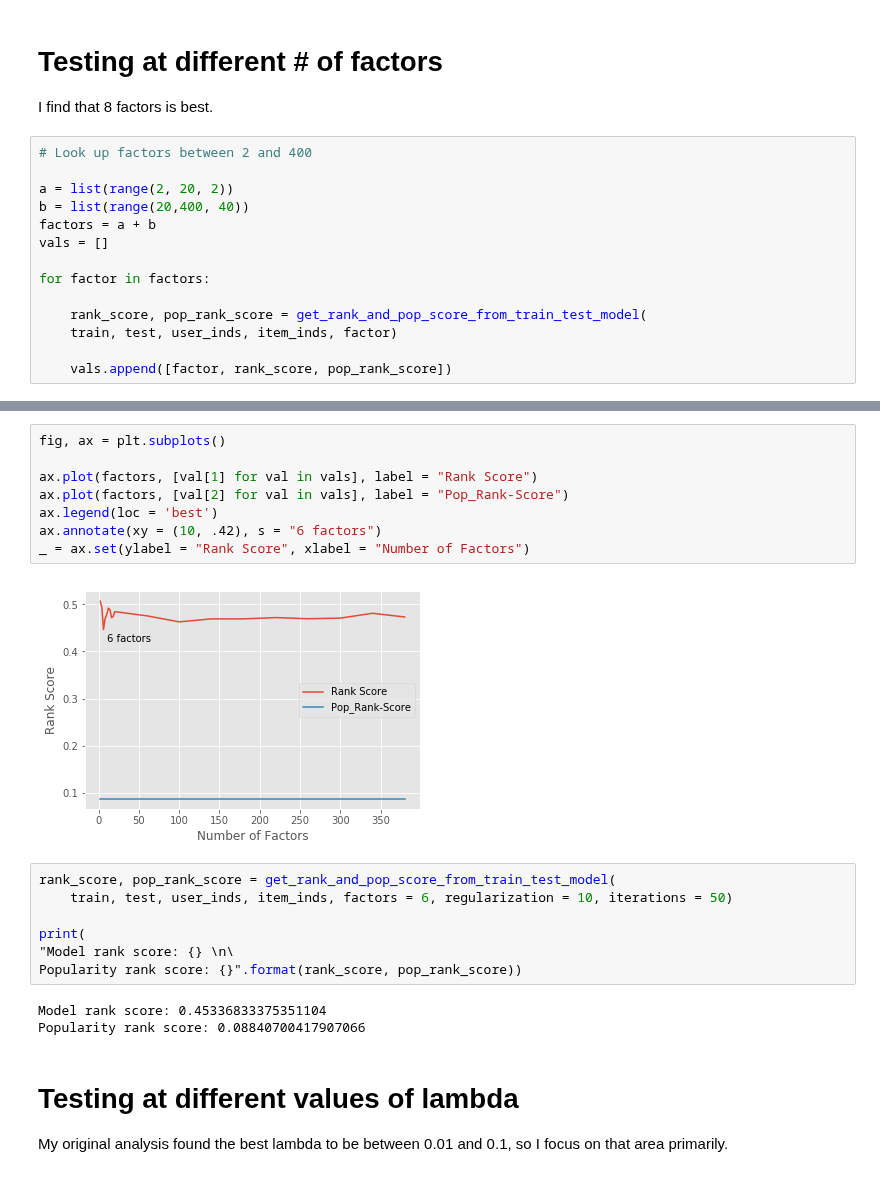
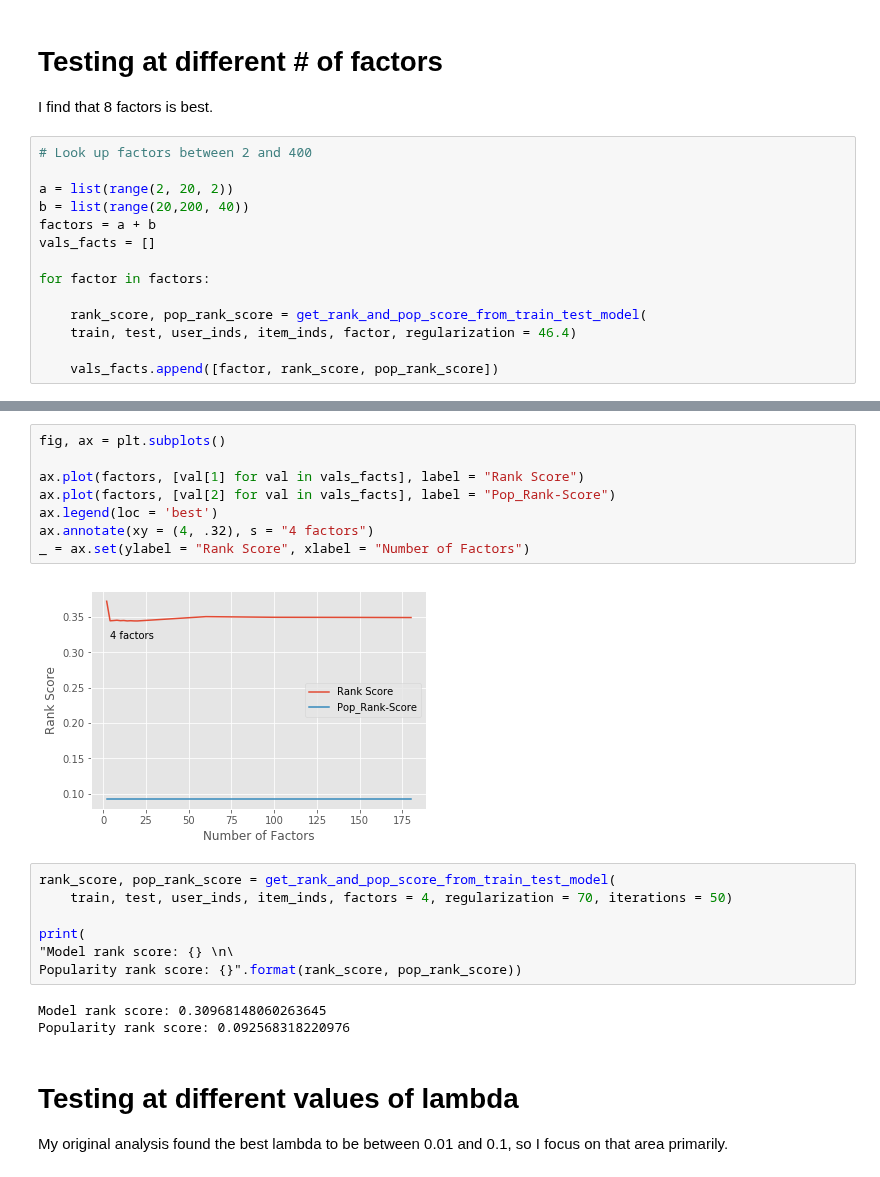
Before and after one commit to Jesse-Kerr/recordmender, a Jupyter notebook: model_understanding.ipynb, the cells around one changed output, grey strips where cells are left out. Drawn from its saved outputs; the diff is of its cells as text.

```diff
--- a/model_understanding.ipynb
+++ b/model_understanding.ipynb
@@ -187,13 +187,13 @@ I find that 8 factors is best.
 # Look up factors between 2 and 400
 
 a = list(range(2, 20, 2))
-b = list(range(20,400, 40))
+b = list(range(20,200, 40))
 factors = a + b
-vals = []
+vals_facts = []
 
 for factor in factors:
 
     rank_score, pop_rank_score = get_rank_and_pop_score_from_train_test_model(
-    train, test, user_inds, item_inds, factor)
+    train, test, user_inds, item_inds, factor, regularization = 46.4)
 
-    vals.append([factor, rank_score, pop_rank_score])
+    vals_facts.append([factor, rank_score, pop_rank_score])
@@ -202,23 +200,23 @@ for factor in factors:
 # %%
 fig, ax = plt.subplots()
 
-ax.plot(factors, [val[1] for val in vals], label = "Rank Score")
-ax.plot(factors, [val[2] for val in vals], label = "Pop_Rank-Score")
+ax.plot(factors, [val[1] for val in vals_facts], label = "Rank Score")
+ax.plot(factors, [val[2] for val in vals_facts], label = "Pop_Rank-Score")
 ax.legend(loc = 'best')
-ax.annotate(xy = (10, .42), s = "6 factors")
+ax.annotate(xy = (4, .32), s = "4 factors")
 _ = ax.set(ylabel = "Rank Score", xlabel = "Number of Factors")
 # %% [output]
-[figure, old version]
+[figure, new version]
 # %%
 rank_score, pop_rank_score = get_rank_and_pop_score_from_train_test_model(
-    train, test, user_inds, item_inds, factors = 6, regularization = 10, iterations = 50)
+    train, test, user_inds, item_inds, factors = 4, regularization = 70, iterations = 50)
 
 print(
 "Model rank score: {} \n\
 Popularity rank score: {}".format(rank_score, pop_rank_score))
 # %% [output]
-Model rank score: 0.45336833375351104
-Popularity rank score: 0.08840700417907066
+Model rank score: 0.30968148060263645
+Popularity rank score: 0.092568318220976
 # %% [markdown]
 # Testing at different values of lambda
 
```
Also changed, not shown: parts of 27 cells of this notebook, 3 other files.
